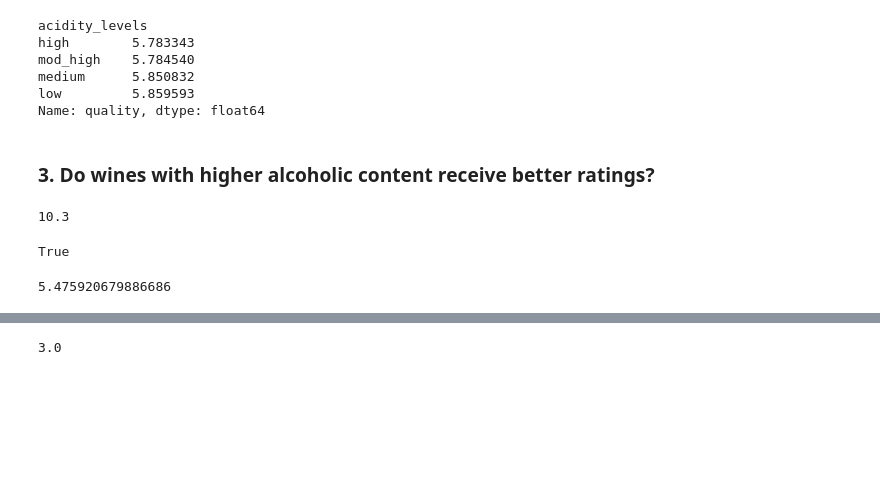
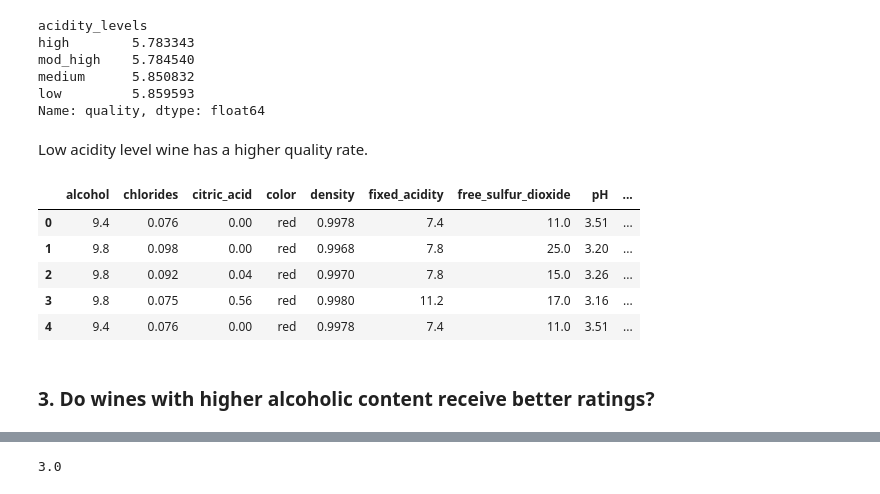
Before and after one commit to mengxuanlu/Wine-Quality-Analysis, a Jupyter notebook: Wine Quality Analysis.ipynb, the cells around one changed output, grey strips where cells are left out. Drawn from its saved outputs; the diff is of its cells as text; code cells hidden in the pictures; blank space fills up the shorter version.

```diff
--- a/Wine Quality Analysis.ipynb
+++ b/Wine Quality Analysis.ipynb
@@ -266,4 +267,6 @@ mod_high    5.784540
 medium      5.850832
 low         5.859593
 Name: quality, dtype: float64
+# %% [markdown]
+Low acidity level wine has a higher quality rate.
 # %%
@@ -270,28 +274,15 @@ Name: quality, dtype: float64
 df.rename(columns = lambda x: x.replace(" ", "_"),inplace=True)
+# %%
+df.head()
+# %% [output]
+|  | alcohol | chlorides | citric_acid | color | density | fixed_acidity | free_sulfur_dioxide | pH | ... |
+| 0 | 9.4 | 0.076 | 0.00 | red | 0.9978 | 7.4 | 11.0 | 3.51 | ... |
+| 1 | 9.8 | 0.098 | 0.00 | red | 0.9968 | 7.8 | 25.0 | 3.20 | ... |
+| 2 | 9.8 | 0.092 | 0.04 | red | 0.9970 | 7.8 | 15.0 | 3.26 | ... |
+| 3 | 9.8 | 0.075 | 0.56 | red | 0.9980 | 11.2 | 17.0 | 3.16 | ... |
+| 4 | 9.4 | 0.076 | 0.00 | red | 0.9978 | 7.4 | 11.0 | 3.51 | ... |
 # %%
 # Save changes for the next section
 df.to_csv('winequality_edited.csv', index=False)
 # %% [markdown]
 ### 3. Do wines with higher alcoholic content receive better ratings?
-# %%
-# get the median amount of alcohol content
-df['alcohol'].median()
-# %% [output]
-10.3
-# %%
-# select samples with alcohol content less than the median
-low_alcohol = df.query('alcohol<10.3')
-
-# select samples with alcohol content greater than or equal to the median
-high_alcohol = df.query('alcohol>=10.3')
-
-# ensure these queries included each sample exactly once
-num_samples = df.shape[0]
-num_samples == low_alcohol['quality'].count() + high_alcohol['quality'].count() # should be True
-# %% [output]
-True
-# %%
-# get mean quality rating for the low alcohol and high alcohol groups
-low_alcohol['quality'].mean()
-# %% [output]
-5.475920679886686
```
Also changed, not shown: parts of 48 cells of this notebook.
